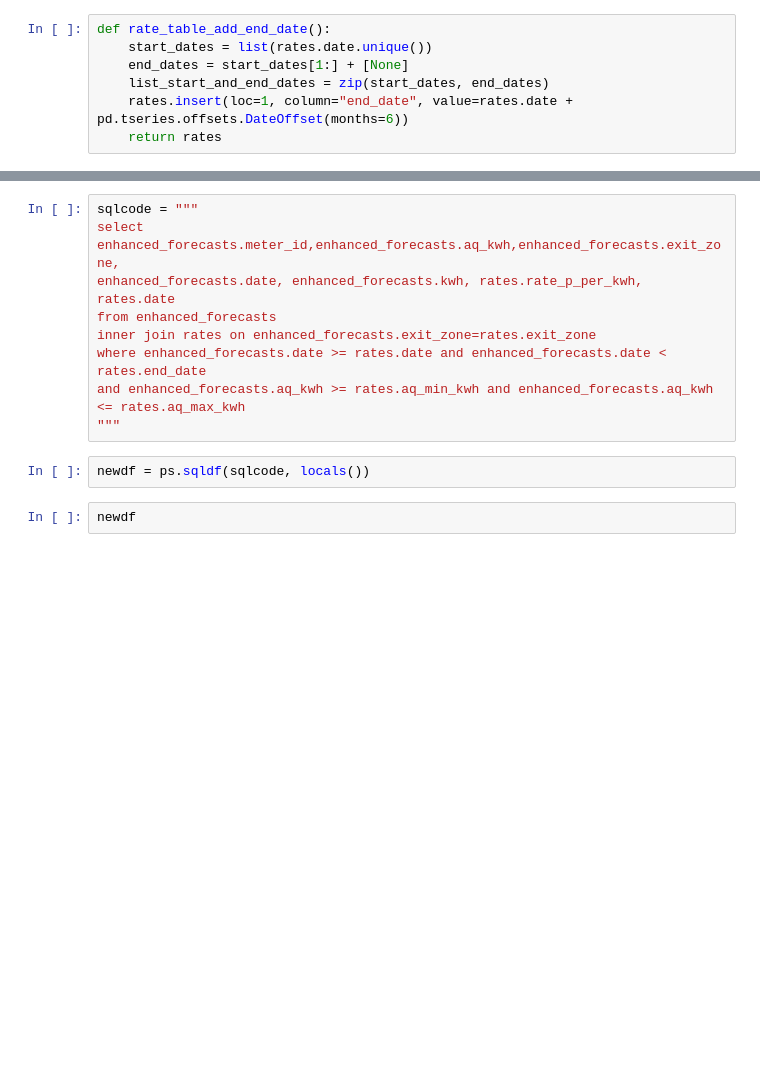
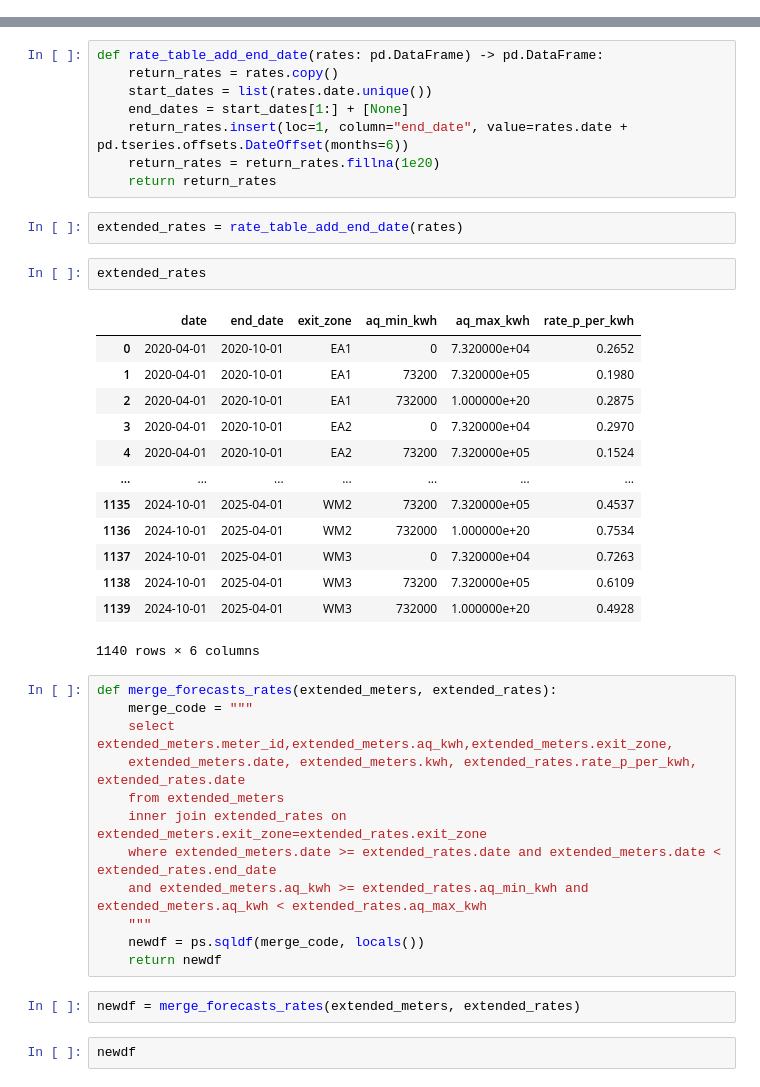
Before and after one commit to SonoDavid/gorilla-task, a Jupyter notebook: gorila_test.ipynb, the cells around one changed output, grey strips where cells are left out. Drawn from its saved outputs; the diff is of its cells as text; blank space fills up the shorter version.

```diff
--- a/gorila_test.ipynb
+++ b/gorila_test.ipynb
@@ -28,7 +25,0 @@ enhanced_forecasts
-# %%
-def rate_table_add_end_date():
-    start_dates = list(rates.date.unique())
-    end_dates = start_dates[1:] + [None]
-    list_start_and_end_dates = zip(start_dates, end_dates)
-    rates.insert(loc=1, column="end_date", value=rates.date + pd.tseries.offsets.DateOffset(months=6))
-    return rates
@@ -53,14 +60,43 @@ rates
+# %%
+def rate_table_add_end_date(rates: pd.DataFrame) -> pd.DataFrame:
+    return_rates = rates.copy()
+    start_dates = list(rates.date.unique())
+    end_dates = start_dates[1:] + [None]
+    return_rates.insert(loc=1, column="end_date", value=rates.date + pd.tseries.offsets.DateOffset(months=6))
+    return_rates = return_rates.fillna(1e20)
+    return return_rates
+# %%
+extended_rates = rate_table_add_end_date(rates)
+# %%
+extended_rates
+# %% [output]
+|  | date | end_date | exit_zone | aq_min_kwh | aq_max_kwh | rate_p_per_kwh |
+| 0 | 2020-04-01 | 2020-10-01 | EA1 | 0 | 7.320000e+04 | 0.2652 |
+| 1 | 2020-04-01 | 2020-10-01 | EA1 | 73200 | 7.320000e+05 | 0.1980 |
+| 2 | 2020-04-01 | 2020-10-01 | EA1 | 732000 | 1.000000e+20 | 0.2875 |
+| 3 | 2020-04-01 | 2020-10-01 | EA2 | 0 | 7.320000e+04 | 0.2970 |
+| 4 | 2020-04-01 | 2020-10-01 | EA2 | 73200 | 7.320000e+05 | 0.1524 |
+| ... | ... | ... | ... | ... | ... | ... |
+| 1135 | 2024-10-01 | 2025-04-01 | WM2 | 73200 | 7.320000e+05 | 0.4537 |
+| 1136 | 2024-10-01 | 2025-04-01 | WM2 | 732000 | 1.000000e+20 | 0.7534 |
+| 1137 | 2024-10-01 | 2025-04-01 | WM3 | 0 | 7.320000e+04 | 0.7263 |
+| 1138 | 2024-10-01 | 2025-04-01 | WM3 | 73200 | 7.320000e+05 | 0.6109 |
+| 1139 | 2024-10-01 | 2025-04-01 | WM3 | 732000 | 1.000000e+20 | 0.4928 |
+1140 rows × 6 columns
 # %%
-sqlcode = """
-select enhanced_forecasts.meter_id,enhanced_forecasts.aq_kwh,enhanced_forecasts.exit_zone,
-enhanced_forecasts.date, enhanced_forecasts.kwh, rates.rate_p_per_kwh, rates.date
-from enhanced_forecasts
-inner join rates on enhanced_forecasts.exit_zone=rates.exit_zone
-where enhanced_forecasts.date >= rates.date and enhanced_forecasts.date < rates.end_date
-and enhanced_forecasts.aq_kwh >= rates.aq_min_kwh and enhanced_forecasts.aq_kwh <= rates.aq_max_kwh
-"""
+def merge_forecasts_rates(extended_meters, extended_rates):
+    merge_code = """
+    select extended_meters.meter_id,extended_meters.aq_kwh,extended_meters.exit_zone,
+    extended_meters.date, extended_meters.kwh, extended_rates.rate_p_per_kwh, extended_rates.date
+    from extended_meters
+    inner join extended_rates on extended_meters.exit_zone=extended_rates.exit_zone
+    where extended_meters.date >= extended_rates.date and extended_meters.date < extended_rates.end_date
+    and extended_meters.aq_kwh >= extended_rates.aq_min_kwh and extended_meters.aq_kwh < extended_rates.aq_max_kwh
+    """
+    newdf = ps.sqldf(merge_code, locals())
+    return newdf
-# %%
-newdf = ps.sqldf(sqlcode, locals())
+# %%
+newdf = merge_forecasts_rates(extended_meters, extended_rates)
 # %%
 newdf
 # %% [output]
```
Also changed, not shown: parts of 25 cells of this notebook, 1 other file.
